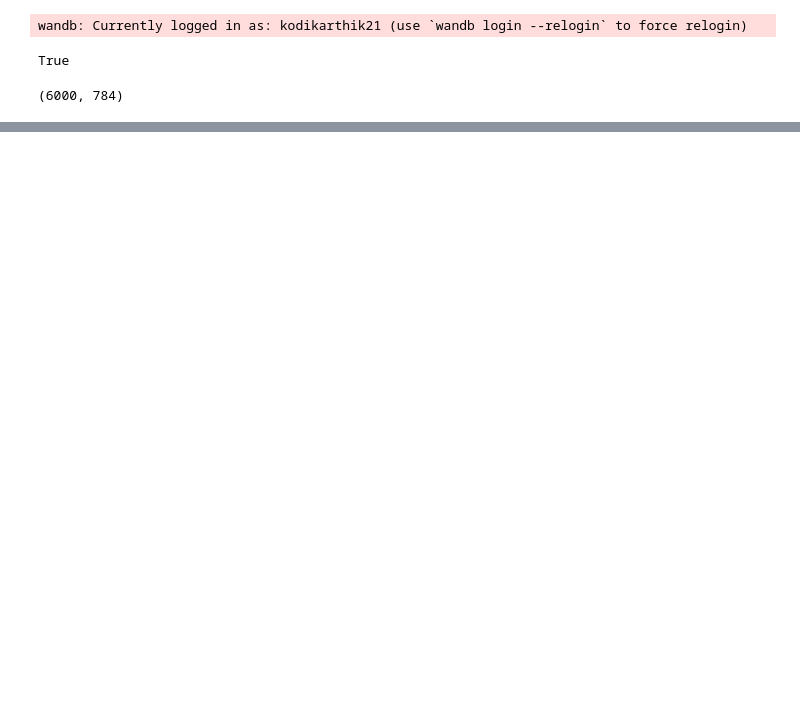
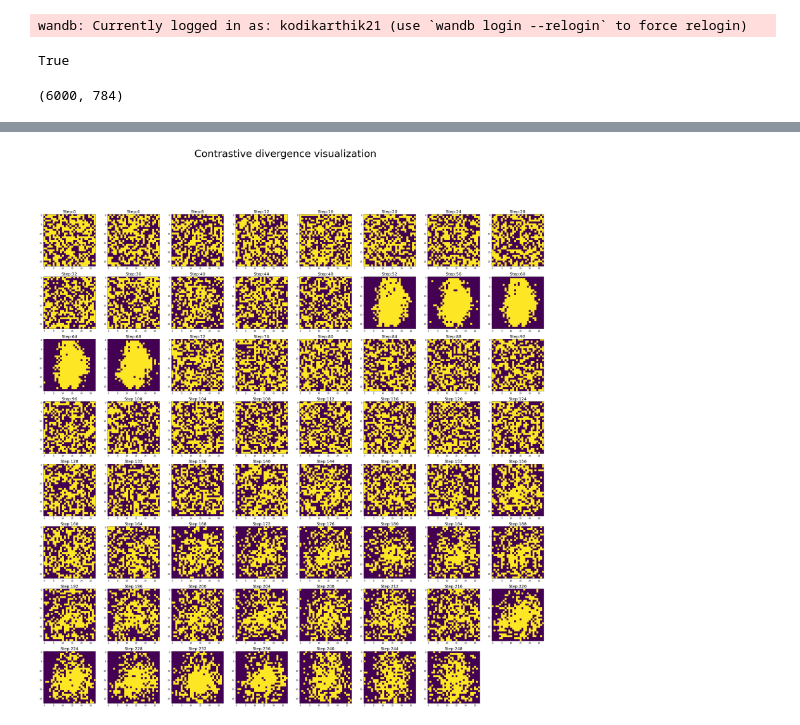
Before and after one commit to kodikarthik21/CS6910---Fundamentals-of-Deep-Learning, a Jupyter notebook: Assignment04/Assignment_4.ipynb, the cells around one changed output, grey strips where cells are left out. Cells and saved outputs as stored; diff of their text form; code cells hidden in the pictures; blank space fills up the shorter version.

Commit message:
CD Visualization

```diff
--- a/Assignment04/Assignment_4.ipynb
+++ b/Assignment04/Assignment_4.ipynb
@@ -264,0 +297,9 @@ sweep_id = wandb.sweep(sweep_config)
+# %%
+rbm = RBM(input=train_data, n_visible=784, n_hidden=256)
+wandb.init(project="Assignment-4")
+wandb.run.name = "Best model"
+vis = []
+for epoch in range(25):
+  print('Training epoch: %d' %epoch)
+  vis = contrastive_divergence_visualization(rbm, epoch, vis ,k=10,input = val_data)
+  print("Done")
@@ -264,0 +332,11 @@ sweep_id = wandb.sweep(sweep_config)
+# %%
+plt.figure(figsize=(45, 45))
+plt.suptitle("Contrastive divergence visualization",fontsize = 50)
+for i in range(63):
+  plt.subplot(8,8,i+1)
+  plt.imshow(np.reshape(vis[i][2],(28,28)).astype("uint8"))
+  plt.title("Step:{}".format(4*i),fontsize = 20)
+  plt.show
+wandb.log({"Contrastive divergence visualization": wandb.Image(plt) })
+# %% [output]
+[figure, added]
```
Also changed, not shown: parts of 8 cells of this notebook.
